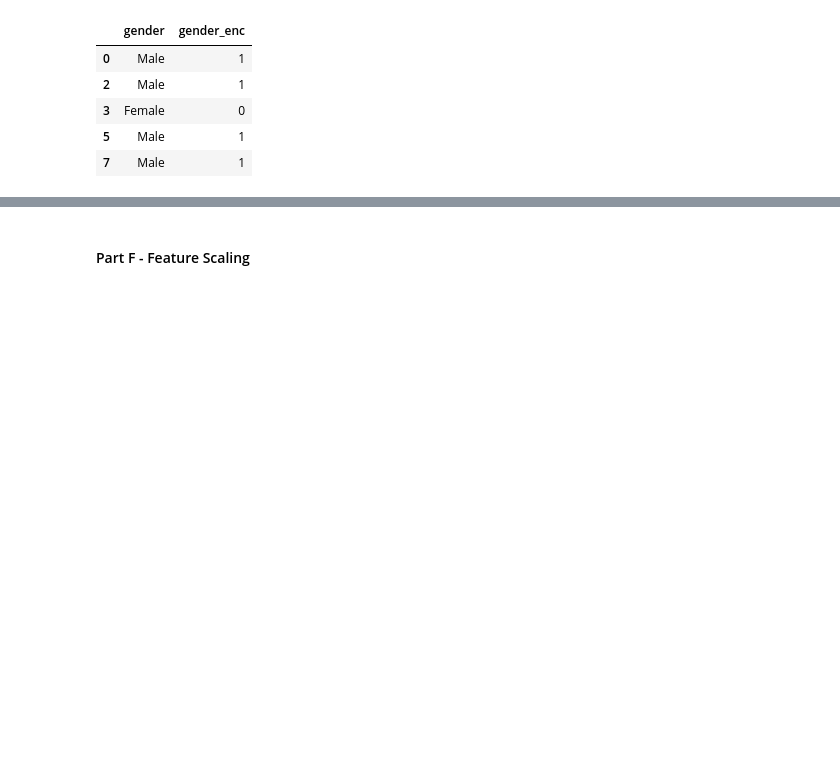
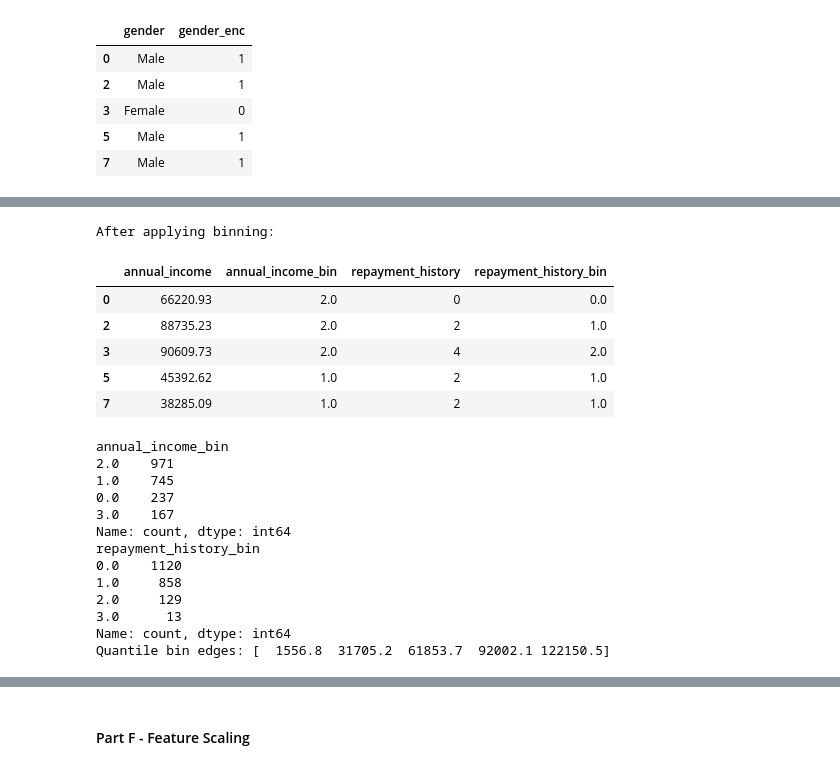
Before and after one commit to krish-desai-123/Data-Preprocessing-and-Feature-Engineering, a Jupyter notebook: Final_Project/holistic_data_preparer.ipynb, the cells around one changed output, grey strips where cells are left out. Cells and saved outputs as stored; diff of their text form; code cells hidden in the pictures; blank space fills up the shorter version.

```diff
--- a/Final_Project/holistic_data_preparer.ipynb
+++ b/Final_Project/holistic_data_preparer.ipynb
@@ -646,0 +644,39 @@ df_iqr
+# %%
+# Encoding numerical features
+# Binning
+
+kbd = KBinsDiscretizer(
+    n_bins = 4,
+    encode='ordinal',
+    strategy='uniform',
+)
+
+df_iqr[['annual_income_bin','repayment_history_bin']] = kbd.fit_transform(df_iqr[['annual_income', 'repayment_history']])
+
+print('After applying binning:')
+display(df_iqr[['annual_income','annual_income_bin','repayment_history','repayment_history_bin']].head())
+
+print(df_iqr['annual_income_bin'].value_counts())
+print(df_iqr['repayment_history_bin'].value_counts())
+print(f'Quantile bin edges: {kbd.bin_edges_[0].round(1)}')
+# %% [output]
+After applying binning:
+|  | annual_income | annual_income_bin | repayment_history | repayment_history_bin |
+| 0 | 66220.93 | 2.0 | 0 | 0.0 |
+| 2 | 88735.23 | 2.0 | 2 | 1.0 |
+| 3 | 90609.73 | 2.0 | 4 | 2.0 |
+| 5 | 45392.62 | 1.0 | 2 | 1.0 |
+| 7 | 38285.09 | 1.0 | 2 | 1.0 |
+annual_income_bin
+2.0    971
+1.0    745
+0.0    237
+3.0    167
+Name: count, dtype: int64
+repayment_history_bin
+0.0    1120
+1.0     858
+2.0     129
+3.0      13
+Name: count, dtype: int64
+Quantile bin edges: [  1556.8  31705.2  61853.7  92002.1 122150.5]
```
Also changed, not shown: parts of 7 cells of this notebook.
